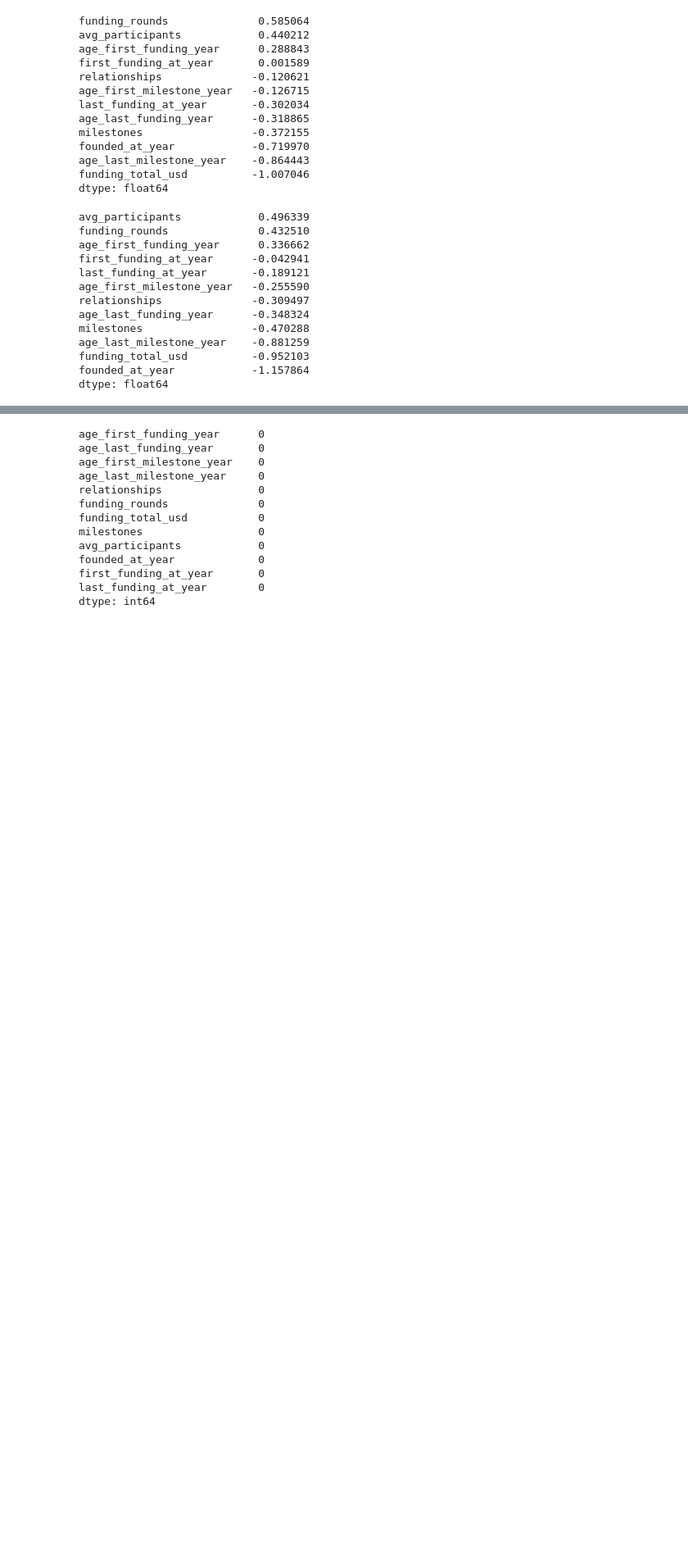
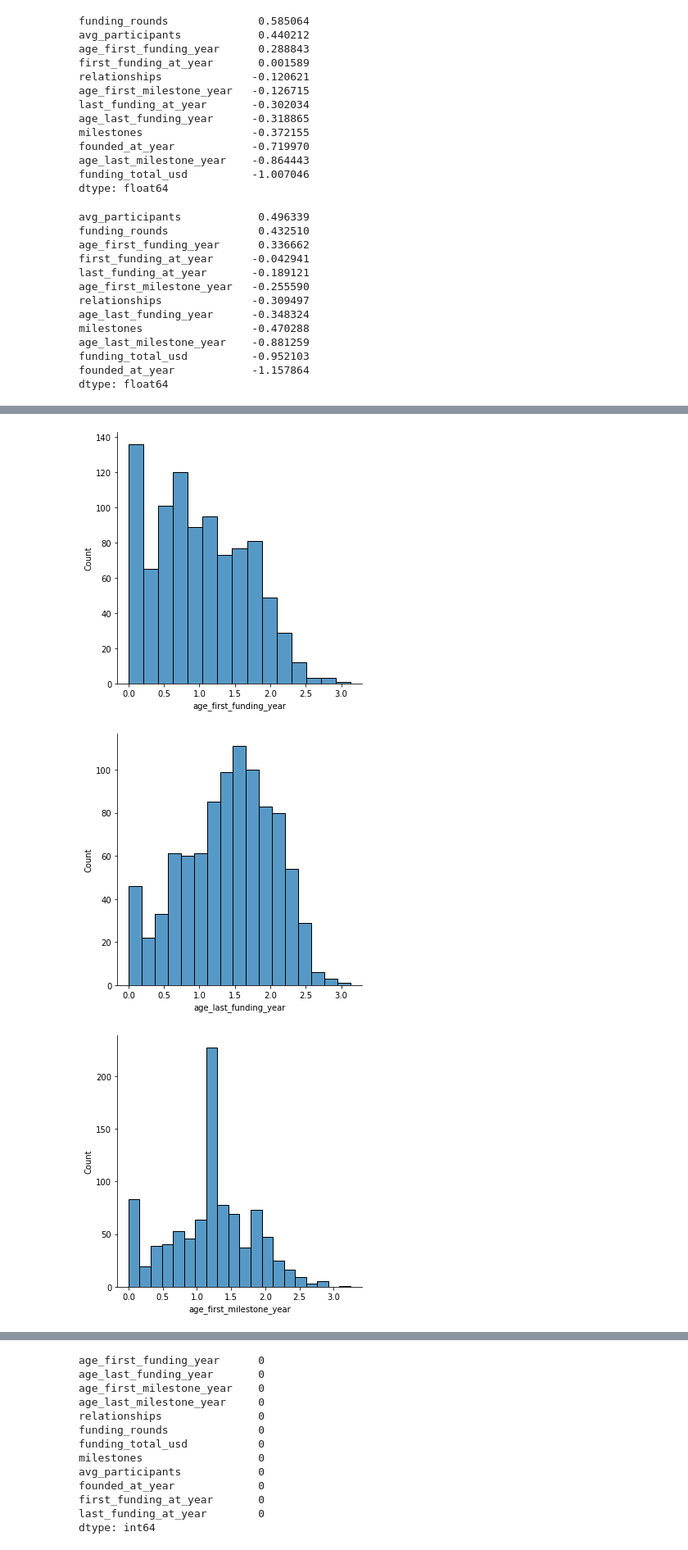
Before and after one commit to Paulabvc/startups_project, a Jupyter notebook: Final_project_startup/notebooks/Prediction.ipynb, the cells around one changed output, grey strips where cells are left out. Shown at 82% size. Cells and saved outputs as stored; diff of their text form; code cells hidden in the pictures; blank space fills up the shorter version.

```diff
--- a/Final_project_startup/notebooks/Prediction.ipynb
+++ b/Final_project_startup/notebooks/Prediction.ipynb
@@ -362,0 +381,9 @@ dtype: float64
+# %%
+for column_name in X_train_res_log_t:
+    sns.displot(X_train_res_log_t[column_name])
+    plt.savefig('../Plots/Distributions_Xtrain_after_log_transf.png')
+    plt.show()
+# %% [output]
+[figure, added]
+[figure, added]
+[figure, added]
```
Also changed, not shown: parts of 36 cells of this notebook, 17 other files.
